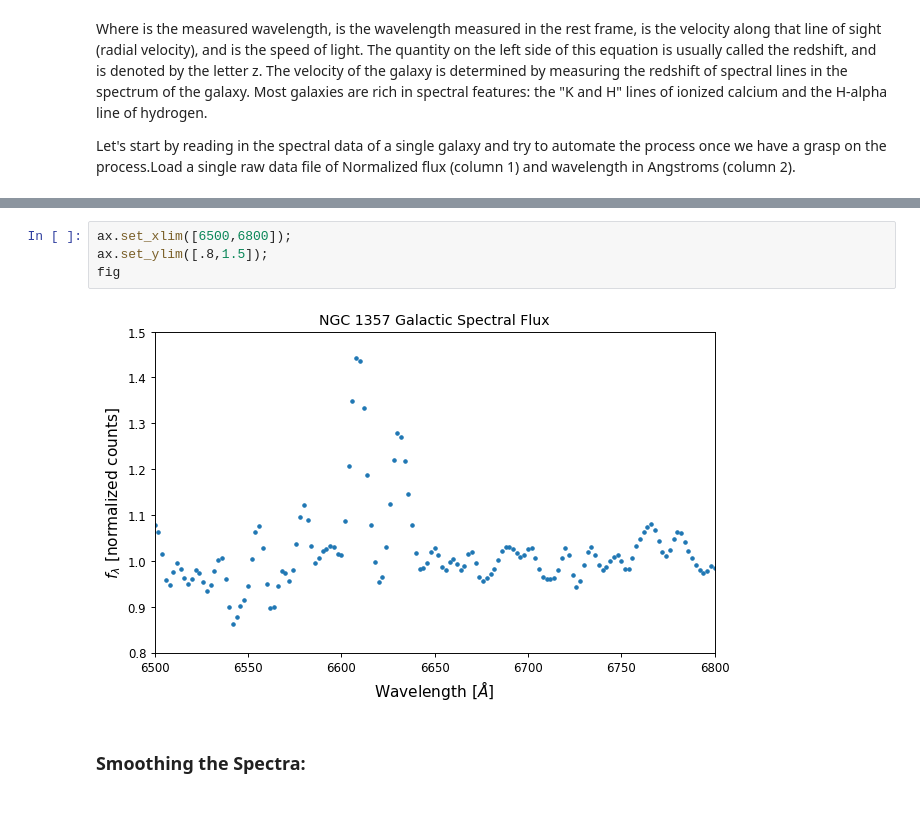
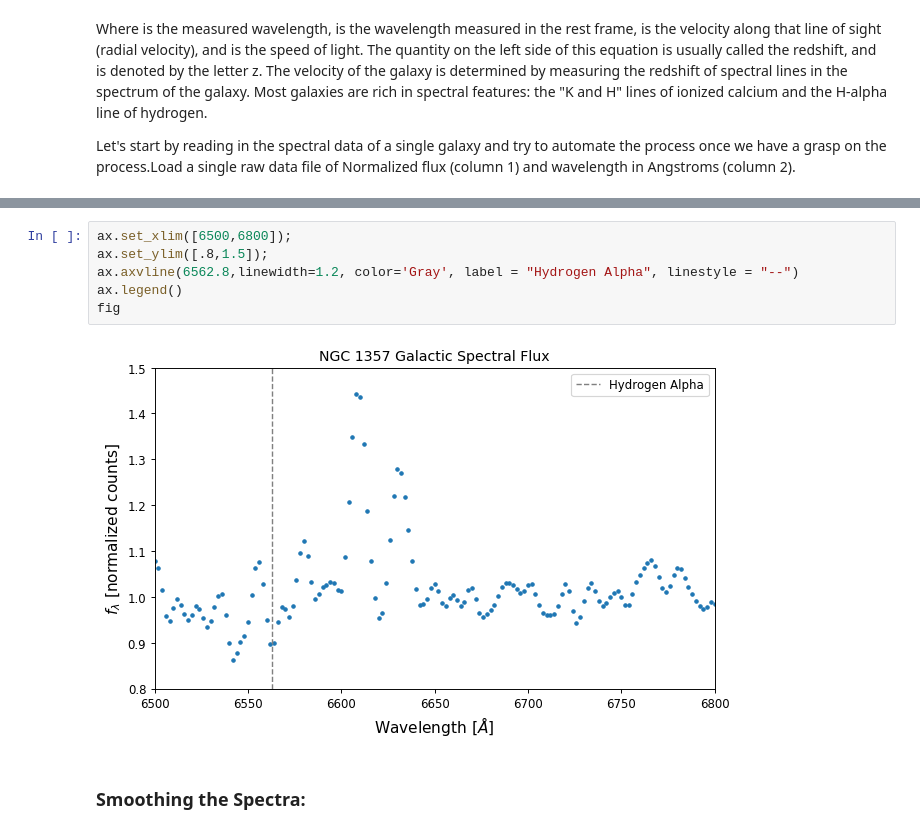
Before and after one commit to DLinthorne/Hubble-Law, a Jupyter notebook: Hubble_spectra.ipynb, the cells around one changed output, grey strips where cells are left out. Cells and saved outputs as stored; diff of their text form.

```diff
--- a/Hubble_spectra.ipynb
+++ b/Hubble_spectra.ipynb
@@ -56,9 +76,11 @@ ax.set_ylabel('$f_{\lambda}$ [normalized counts]', fontsize=13);
 # %%
 ax.set_xlim([6500,6800]);
 ax.set_ylim([.8,1.5]);
+ax.axvline(6562.8,linewidth=1.2, color='Gray', label = "Hydrogen Alpha", linestyle = "--")
+ax.legend()
 fig
 # %% [output]
-[figure, old version]
+[figure, new version]
 # %% [markdown]
 ### Smoothing the Spectra:
 # %% [markdown]
```
Also changed, not shown: parts of 28 cells of this notebook, 6 other files.
